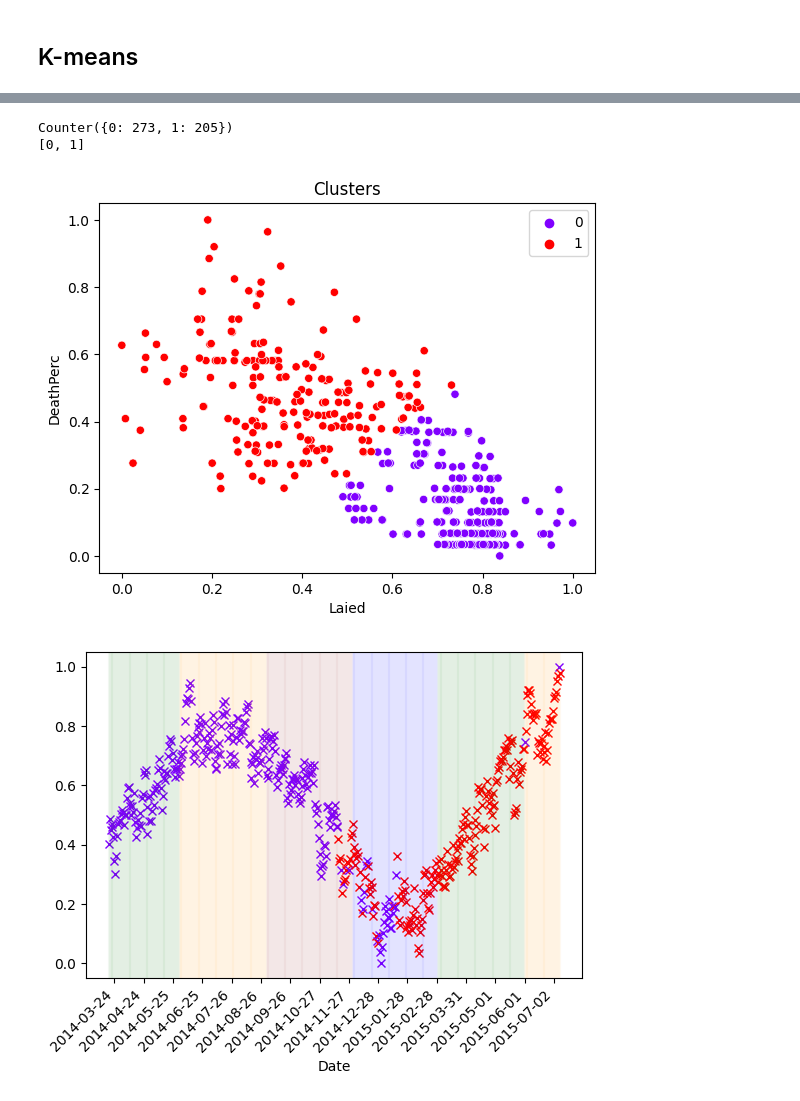
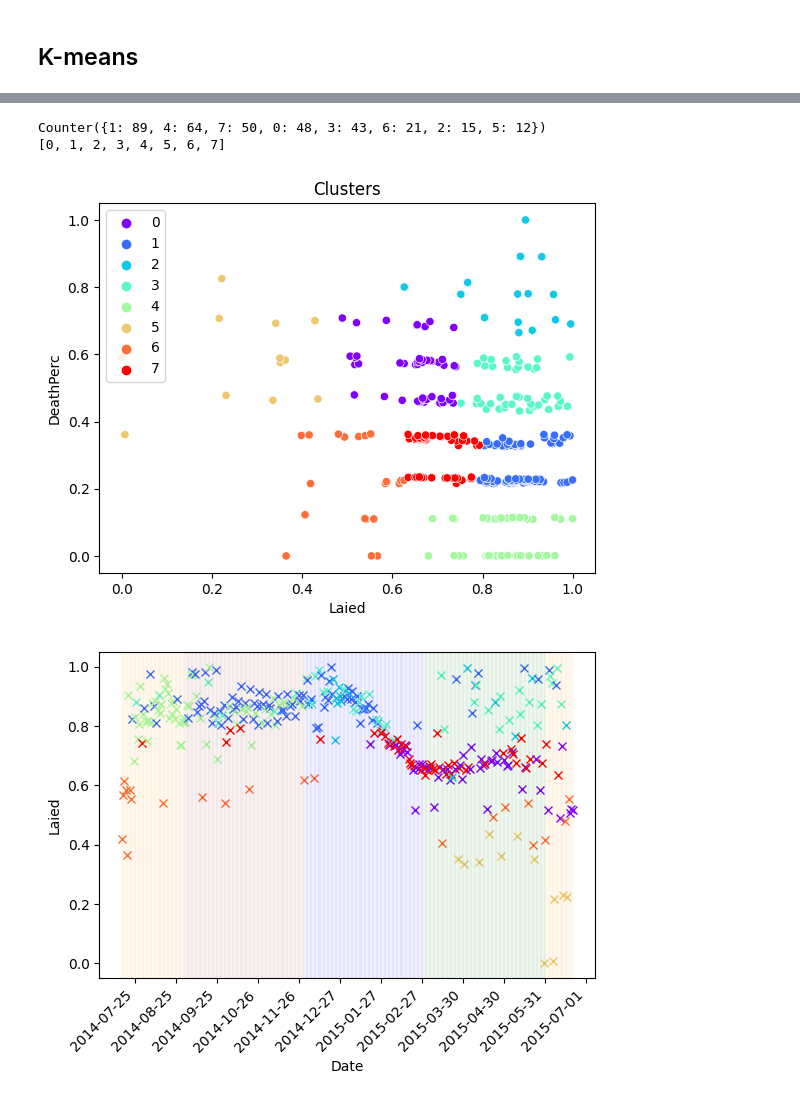
Before and after one commit to CanaliDavide/DASA--Project, a Jupyter notebook: Clustering/DataAnalisysX2_Cluster.ipynb, the cells around one changed output, grey strips where cells are left out. Cells and saved outputs as stored; diff of their text form; code cells hidden in the pictures.

Commit message:
- Modified the Utility.py so that we can see the dates with less precision on dates - Added intersisting plot images - Lighter changes to the Clustering notebooks

```diff
--- a/Clustering/DataAnalisysX2_Cluster.ipynb
+++ b/Clustering/DataAnalisysX2_Cluster.ipynb
@@ -14,8 +17,9 @@ cycle = cycle.drop(columns=["Feed","Water"])
 # %%
 variables_to_cluster = ["Laied", "DeathPerc"]
 variable_to_plot_1 = 'DeathPerc'
-variavle_to_plot_3 = 'AvgTemp'
-variavle_to_plot_4 = 'AvgHum'
+variavle_to_plot_2 = 'Laied'
+# variavle_to_plot_3 = 'Feed'
+variavle_to_plot_4 = 'AvgTemp'
 # %% [markdown]
 ## Hierarcical
 # %%
@@ -89,9 +85,9 @@ Counter({0: 100, 3: 63, 6: 48, 4: 42, 1: 33, 2: 30, 7: 14, 5: 12})
 # %%
-ut.TemporalCluster(cycle, kMeans_labels, variables_to_cluster, variavle_to_plot_3)
+ut.TemporalCluster(cycle, kMeans_labels, variables_to_cluster, variavle_to_plot_2)
 # %% [output]
-Counter({0: 273, 1: 205})
-[0, 1]
+Counter({1: 89, 4: 64, 7: 50, 0: 48, 3: 43, 6: 21, 2: 15, 5: 12})
+[0, 1, 2, 3, 4, 5, 6, 7]
-[figure, old version]
+[figure, new version]
-[figure, old version]
+[figure, new version]
 # %%
 ut.TemporalCluster(cycle, kMeans_labels, variables_to_cluster, variavle_to_plot_4)
```
Also changed, not shown: parts of 12 cells of this notebook, 28 other files.
